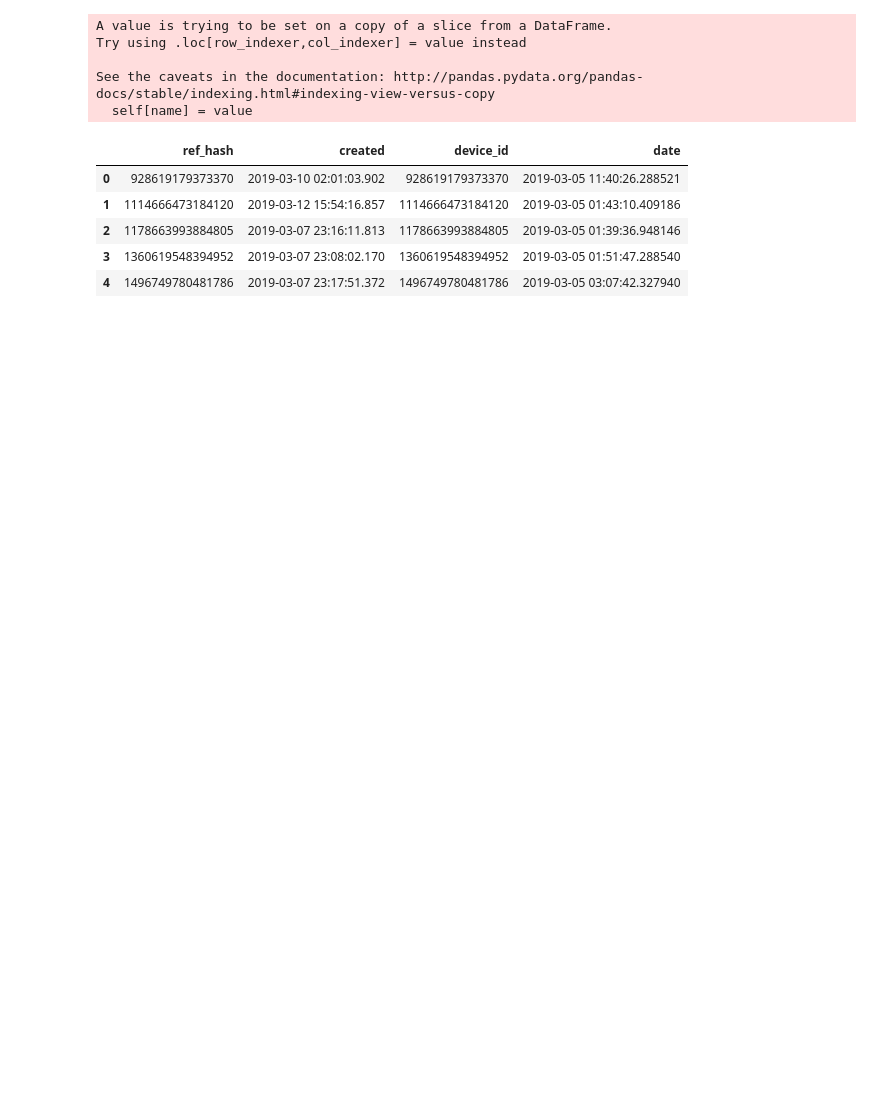
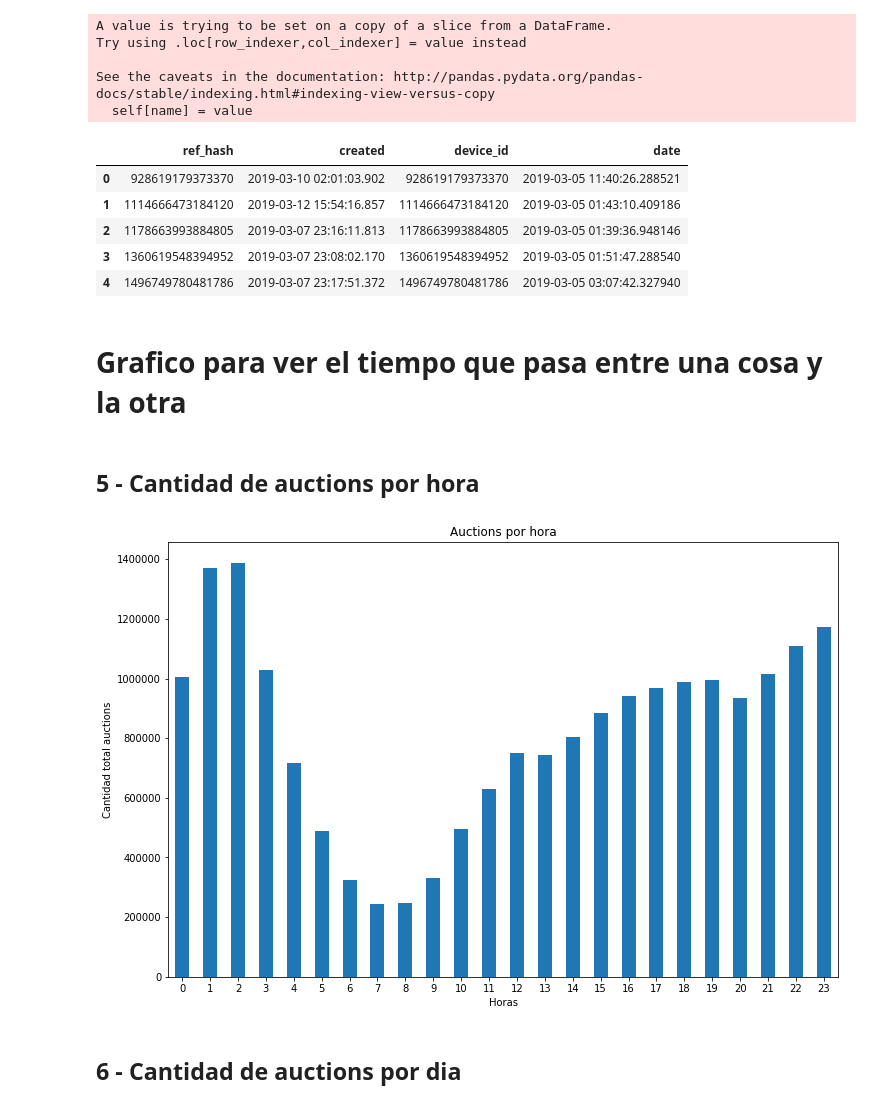
Before and after one commit to sberoch/Datos, a Jupyter notebook: auctions.ipynb, the cells around one changed output. Drawn from its saved outputs; the diff is of its cells as text; code cells hidden in the pictures; blank space fills up the shorter version.

```diff
--- a/auctions.ipynb
+++ b/auctions.ipynb
@@ -201,0 +202,16 @@ merged = merged.drop(columns=['auction_time', 'click_time'])
+# %% [markdown]
+# **Grafico para ver el tiempo que pasa entre una cosa y la otra**
+# %% [markdown]
+## 5 - Cantidad de auctions por hora
+# %%
+auct_hora = auctions.groupby('hour').agg({'hour':'count'})
+# %%
+auct_hora.columns = ['count']
+# %%
+grph5 = auct_hora.plot.bar(figsize = (12,8), legend = False, rot = 0, title = 'Auctions por hora')
+grph5.set_ylabel('Cantidad total auctions')
+grph5.set_xlabel('Horas');
+# %% [output]
+[figure, added]
+# %% [markdown]
+## 6 - Cantidad de auctions por dia
```
Also changed, not shown: parts of 8 cells of this notebook.
